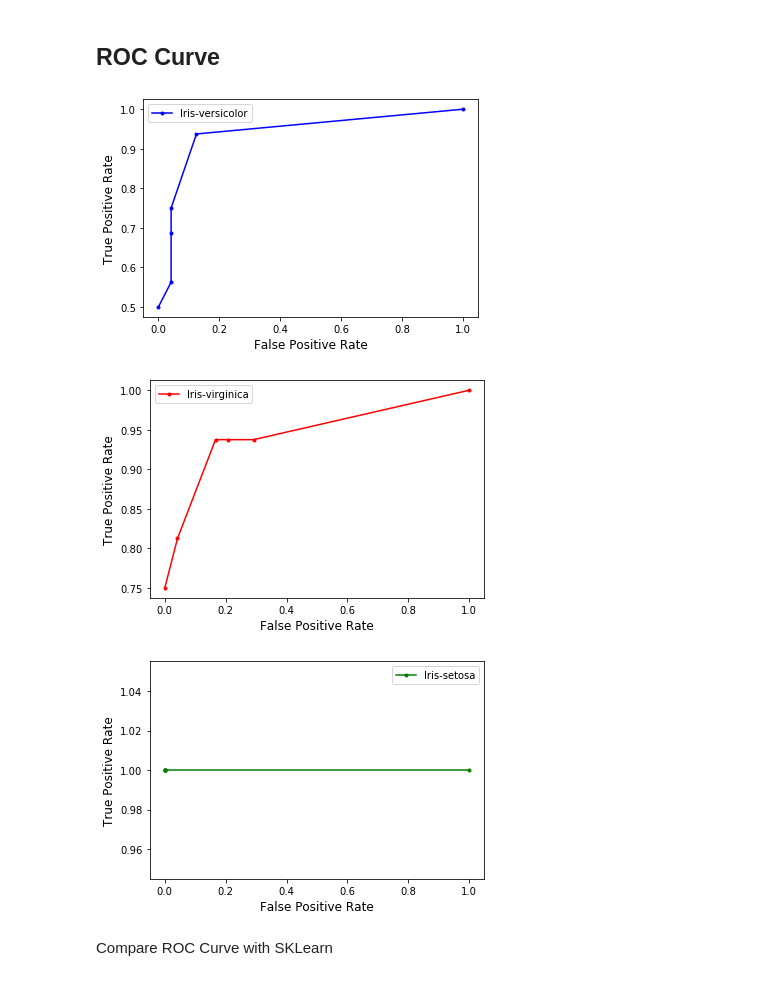
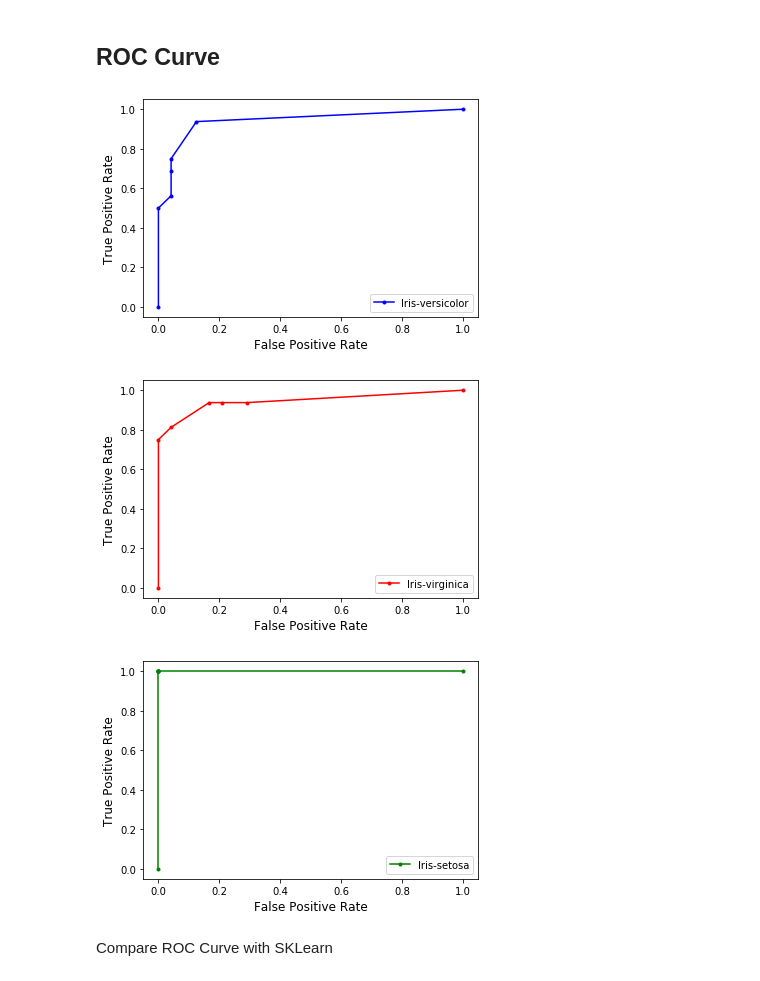
Before and after one commit to luisespriella9/ML-Algorithms, a Jupyter notebook: K-Nearest-Neighbors.ipynb, the cells around one changed output. Cells and saved outputs as stored; diff of their text form; code cells hidden in the pictures.

Commit message:
roc curve set to reach zero

```diff
--- a/K-Nearest-Neighbors.ipynb
+++ b/K-Nearest-Neighbors.ipynb
@@ -563,6 +563,8 @@ class ROC:
             fpr = self.false_positive_rate(false_positives, true_negatives)
             tpr_list.append(tpr)
             fpr_list.append(fpr)
+        tpr_list.append(0)
+        fpr_list.append(0)
         return fpr_list, tpr_list
     def recall(self, true_positives, false_negatives):
         '''
@@ -571,36 +573,36 @@ class ROC:
         recall = true_positives/(true_positives+false_negatives)
         return recall
 
     def false_positive_rate(self, false_positives, true_negatives):
         fpr = false_positives/(true_negatives+false_positives)
         return fpr
 
 
 
 roc = ROC()
 iri_versicolor_probabilities_scores = []
 iri_virginica_probabilities_scores = []
 iris_setosa_probabilities_scores = []
 roc1_label = "Iris-versicolor"
 roc2_label = "Iris-virginica"
 roc3_label = "Iris-setosa"
 
 for k, sample in pca_test_data.iterrows():
     iris_versicolor_probability = knn.predict_probability(sample, roc1_label)
     iris_virginica_probability = knn.predict_probability(sample, roc2_label)
     iris_setosa_probability = knn.predict_probability(sample, roc3_label)
     iri_versicolor_probabilities_scores.append(iris_versicolor_probability)
     iri_virginica_probabilities_scores.append(iris_virginica_probability)
     iris_setosa_probabilities_scores.append(iris_setosa_probability)
 
 roc.plot(roc1_label, iri_versicolor_probabilities_scores, y_test.values)
 roc.plot(roc2_label, iri_virginica_probabilities_scores, y_test.values, color="red")
 roc.plot(roc3_label, iris_setosa_probabilities_scores, y_test.values, color="green")
 plt.show()
 # %% [output]
-[figure, old version]
+[figure, new version]
-[figure, old version]
+[figure, new version]
-[figure, old version]
+[figure, new version]
 # %% [markdown]
 Compare ROC Curve with SKLearn
 # %%
```
